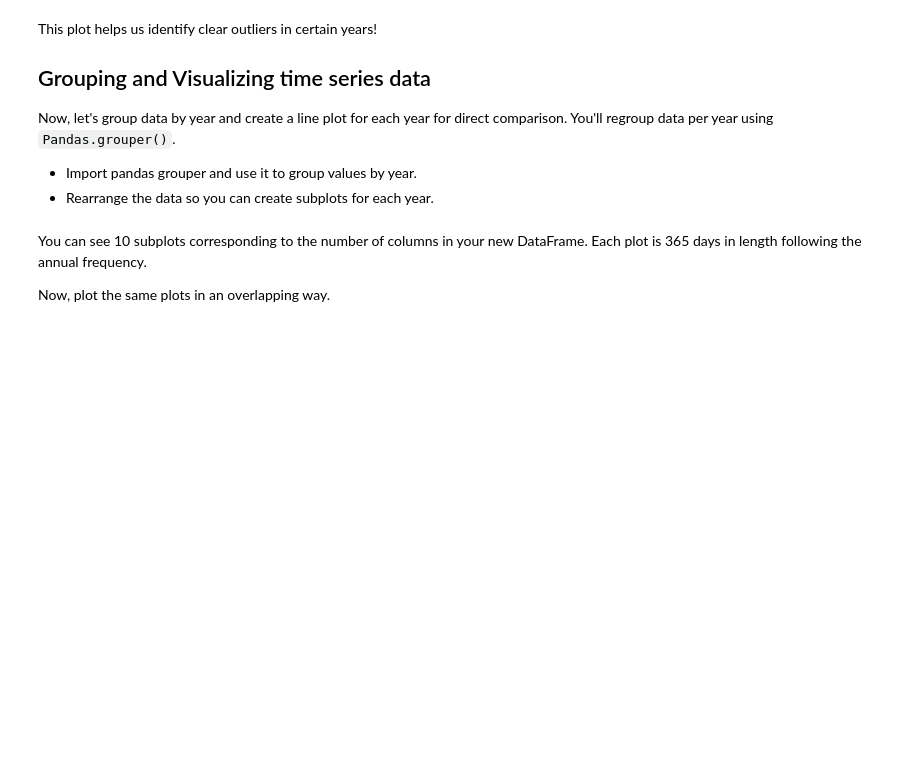
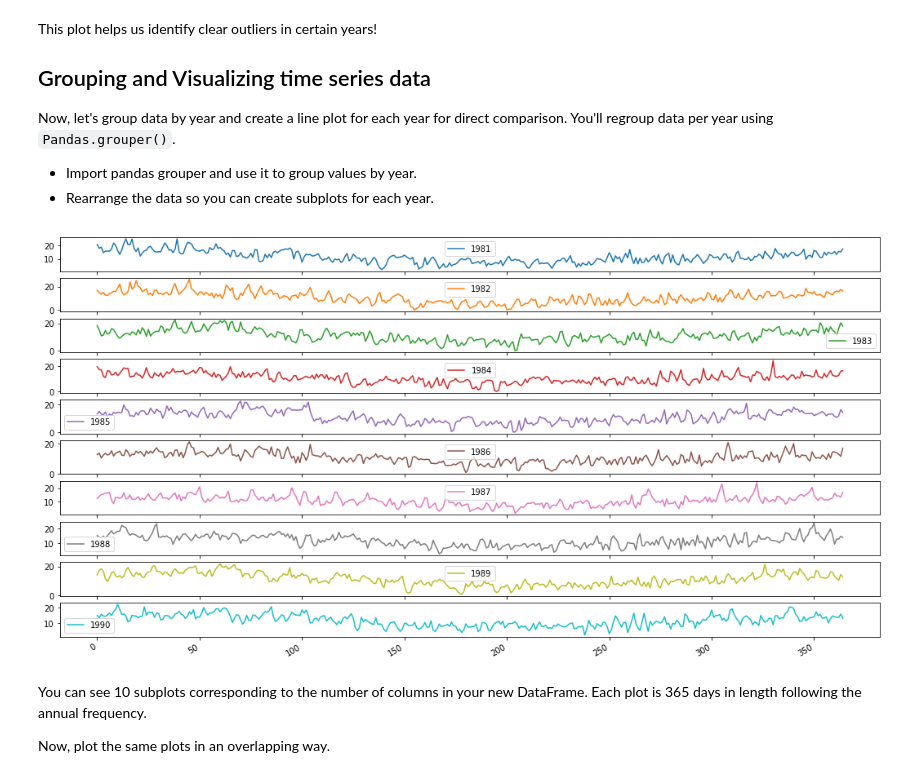
Before and after one commit to ColinFangshu/dsc-visualizing-time-series-data-lab-seattle-ds-career-051319, a Jupyter notebook: index.ipynb, the cells around one changed output. Saved outputs shown, nothing was run; the diff lists cells and outputs as text; code cells hidden in the pictures; blank space fills up the shorter version.

```diff
--- a/index.ipynb
+++ b/index.ipynb
@@ -115,10 +115,12 @@ year_groups = df.groupby(pd.Grouper(freq='A'))
 # %%
 #Create a new DataFrame and store yearly values in columns
 temp_annual = pd.DataFrame()
 for yr,group in year_groups:
     temp_annual[yr.year] = group.values.ravel()
-temp_annual.plot(figsize=(18,10), subplots=True, legend=True)
+temp_annual.plot(figsize=(18,1), subplots=True, legend=True)
 plt.show()
+# %% [output]
+[figure, added]
 # %% [markdown]
 You can see 10 subplots corresponding to the number of columns in your new DataFrame. Each plot is 365 days in length following the annual frequency.
 
```
